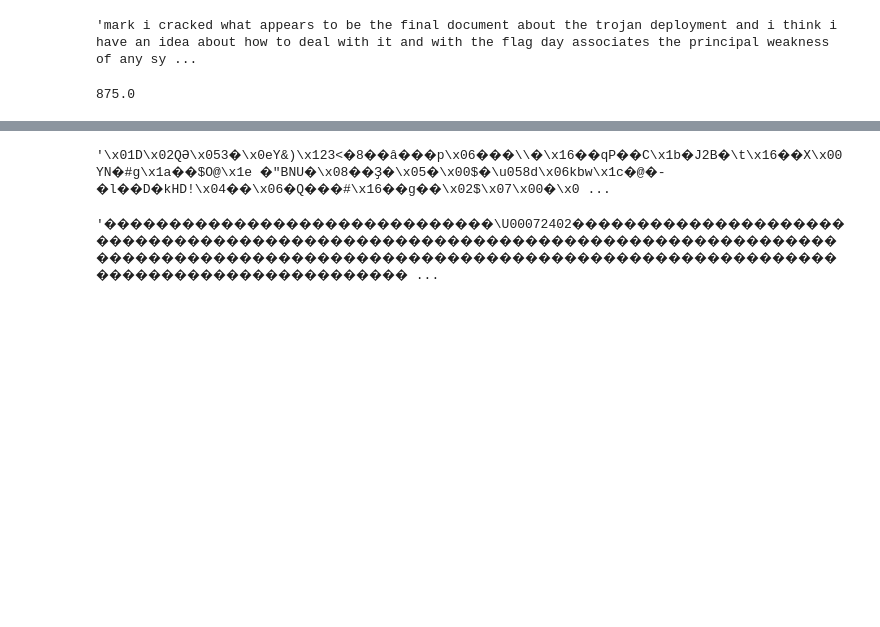
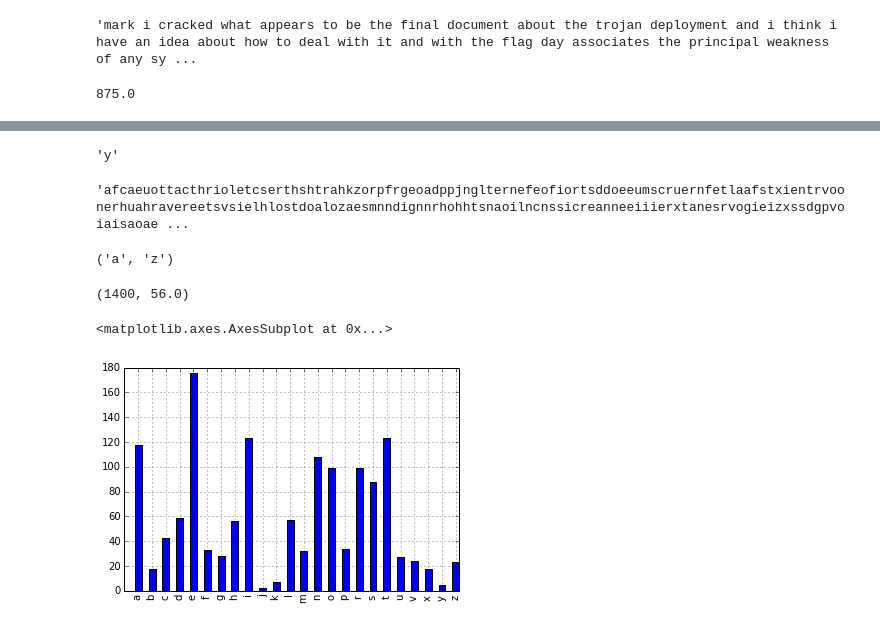
Before and after one commit to NeilNjae/cipher-training, a Jupyter notebook: 2014-challenge8.ipynb, the cells around one changed output, grey strips where cells are left out. Drawn from its saved outputs; the diff is of its cells as text; code cells hidden in the pictures; blank space fills up the shorter version.

Commit message:
Done Cadenus ciphers, but not automated breaking

```diff
--- a/2014-challenge8.ipynb
+++ b/2014-challenge8.ipynb
@@ -86,8 +86,29 @@ b'\x01D\x02Q\xd3\x98\x053\xc5\x0eY&)\x123<\x8f8\x80\xea\xc3\xa2\xf2\xc4\xc4p\x06
 # %%
-bytes([(int(c, 2)) for c in chunks(c8b, 8)]).decode('utf-8', 'replace')
+max([chr(int(c, 2) + ord('a')) for c in chunks(c8b, 5)])
 # %% [output]
-'\x01D\x02QӘ\x053�\x0eY&)\x123<�8��â���p\x06���\\�\x16��qP��C\x1b�J2B�\t\x16��X\x00YN�#g\x1a��$O@\x1e �"BNU�\x08��Ҙ�\x05�\x00$�\u058d\x06kbw\x1c�@�-�l��D�kHD!\x04��\x06�Q���#\x16��g��\x02$\x07\x00�\x0 ...
+'y'
+# %%
+def cadenus_letter(n, doubled='v'):
+    letter = chr(n + ord('a'))
+    if letter > doubled:
+        letter = chr(n + ord('a') + 1)
+    return letter
 # %%
-bytes([(int(c, 2)) for c in chunks(c8b, 8)]).decode('utf_32', 'replace')
+c8bl = ''.join([cadenus_letter(int(c, 2)) for c in chunks(c8b, 5)])
+c8bl
 # %% [output]
-'������������������������������\U00072402��������������������������������������������������������������������������������������������������������������������������������������������������������������� ...
+'afcaeuottacthrioletcserthshtrahkzorpfrgeoadppjnglternefeofiortsddoeeumscruernfetlaafstxientrvoonerhuahravereetsvsielhlostdoalozaesmnndignnrhohhtsnaoilncnssicreanneeiiierxtanesrvogieizxssdgpvoiaisaoae ...
+# %%
+min(c8bl), max(c8bl)
+# %% [output]
+('a', 'z')
+# %%
+len(c8bl), len(c8bl) / 25
+# %% [output]
+(1400, 56.0)
+# %%
+freqs_8b = pd.Series(collections.Counter([l.lower() for l in c8bl if l in string.ascii_letters]))
+freqs_8b.plot(kind='bar')
+# %% [output]
+<matplotlib.axes.AxesSubplot at 0x...>
+[figure, added]
```
Also changed, not shown: parts of 11 cells of this notebook, 2 other files.
